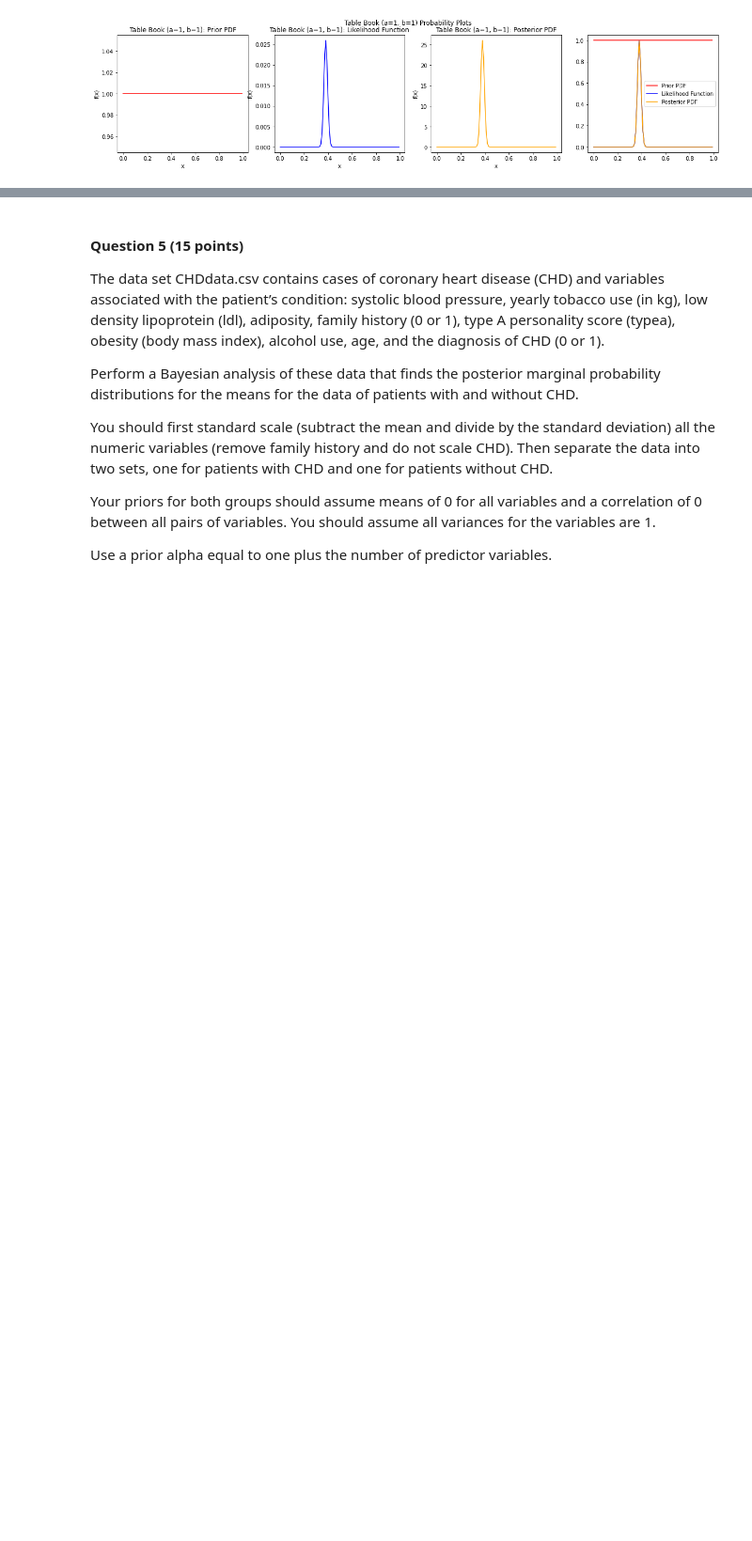
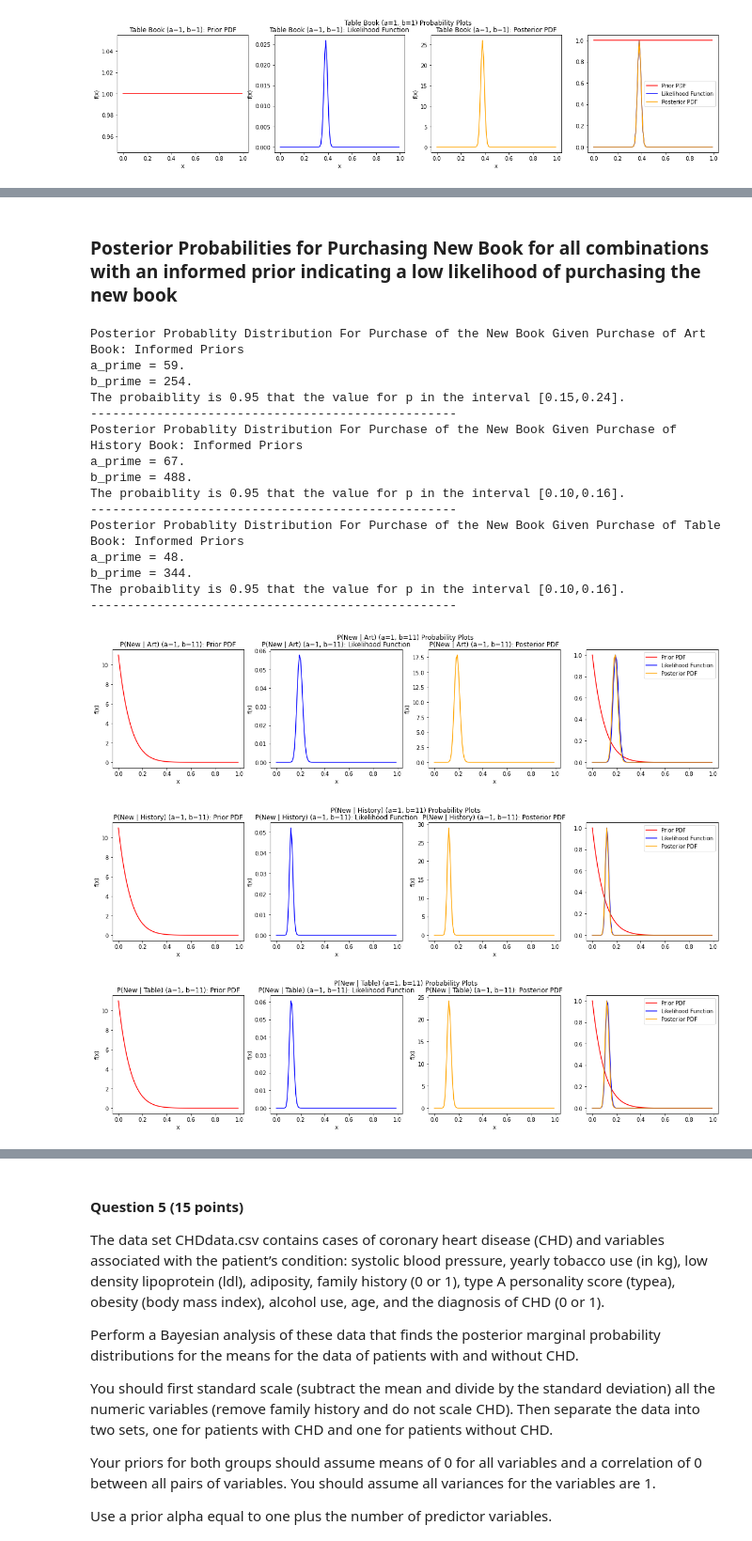
Before and after one commit to hdmcspadden/BayesianML, a Jupyter notebook: Mod2/HW_Mod2_McSpadden_Diana_hdm5s.ipynb, the cells around one changed output, grey strips where cells are left out. Shown at 94% size. Cells and saved outputs as stored; diff of their text form; code cells hidden in the pictures; blank space fills up the shorter version.

```diff
--- a/Mod2/HW_Mod2_McSpadden_Diana_hdm5s.ipynb
+++ b/Mod2/HW_Mod2_McSpadden_Diana_hdm5s.ipynb
@@ -486,0 +660,75 @@ The probaiblity is 0.95 that the value for p in the interval [0.35,0.42].
+# %% [markdown]
+### Posterior Probabilities for Purchasing New Book for all combinations with an informed prior indicating a low likelihood of purchasing the new book
+# %%
+print("Posterior Probablity Distribution For Purchase of the New Book Given Purchase of Art Book: Informed Priors")
+
+x = np.arange(0, 1, 0.01)
+Prior, Likelihood, Posterior = posterior_from_conjugate_prior(
+    Likelihood_Dist_Type='Binomial',
+    x=x,
+    n=cnt_purchasedA,
+    k=cnt_purchasedA_New,
+    a=1,
+    b=11)
+
+denominator = np.sum(Prior*Likelihood*dx)
+post = Likelihood*Prior / denominator
+printConfidenceInterval(post = post, dx = x[1] - x[0], lb=0.025, ub=0.975)
+printProbPlots(x, Prior, Likelihood, post, "P(New | Art) (a=1, b=11)")
+
+print("-"*50)
+
+print("Posterior Probablity Distribution For Purchase of the New Book Given Purchase of History Book: Informed Priors")
+
+x = np.arange(0, 1, 0.01)
+Prior, Likelihood, Posterior = posterior_from_conjugate_prior(
+    Likelihood_Dist_Type='Binomial',
+    x=x,
+    n=cnt_purchasedH,
+    k=cnt_purchasedH_New,
+    a=1,
+    b=11)
+
+denominator = np.sum(Prior*Likelihood*dx)
+post = Likelihood*Prior / denominator
+printConfidenceInterval(post = post, dx = x[1] - x[0], lb=0.025, ub=0.975)
+printProbPlots(x, Prior, Likelihood, post, "P(New | History) (a=1, b=11)")
+
+print("-"*50)
+
+print("Posterior Probablity Distribution For Purchase of the New Book Given Purchase of Table Book: Informed Priors")
+
+x = np.arange(0, 1, 0.01)
+Prior, Likelihood, Posterior = posterior_from_conjugate_prior(
+    Likelihood_Dist_Type='Binomial',
+    x=x,
+    n=cnt_purchasedT,
+    k=cnt_purchasedT_New,
+    a=1,
+    b=11)
+
+denominator = np.sum(Prior*Likelihood*dx)
+post = Likelihood*Prior / denominator
+printConfidenceInterval(post = post, dx = x[1] - x[0], lb=0.025, ub=0.975)
+printProbPlots(x, Prior, Likelihood, post, "P(New | Table) (a=1, b=11)")
+
+print("-"*50)
+# %% [output]
+Posterior Probablity Distribution For Purchase of the New Book Given Purchase of Art Book: Informed Priors
+a_prime = 59.
+b_prime = 254.
+The probaiblity is 0.95 that the value for p in the interval [0.15,0.24].
+--------------------------------------------------
+Posterior Probablity Distribution For Purchase of the New Book Given Purchase of History Book: Informed Priors
+a_prime = 67.
+b_prime = 488.
+The probaiblity is 0.95 that the value for p in the interval [0.10,0.16].
+--------------------------------------------------
+Posterior Probablity Distribution For Purchase of the New Book Given Purchase of Table Book: Informed Priors
+a_prime = 48.
+b_prime = 344.
+The probaiblity is 0.95 that the value for p in the interval [0.10,0.16].
+--------------------------------------------------
+[figure, added]
+[figure, added]
+[figure, added]
```
Also changed, not shown: parts of 15 cells of this notebook, 1 other file.
